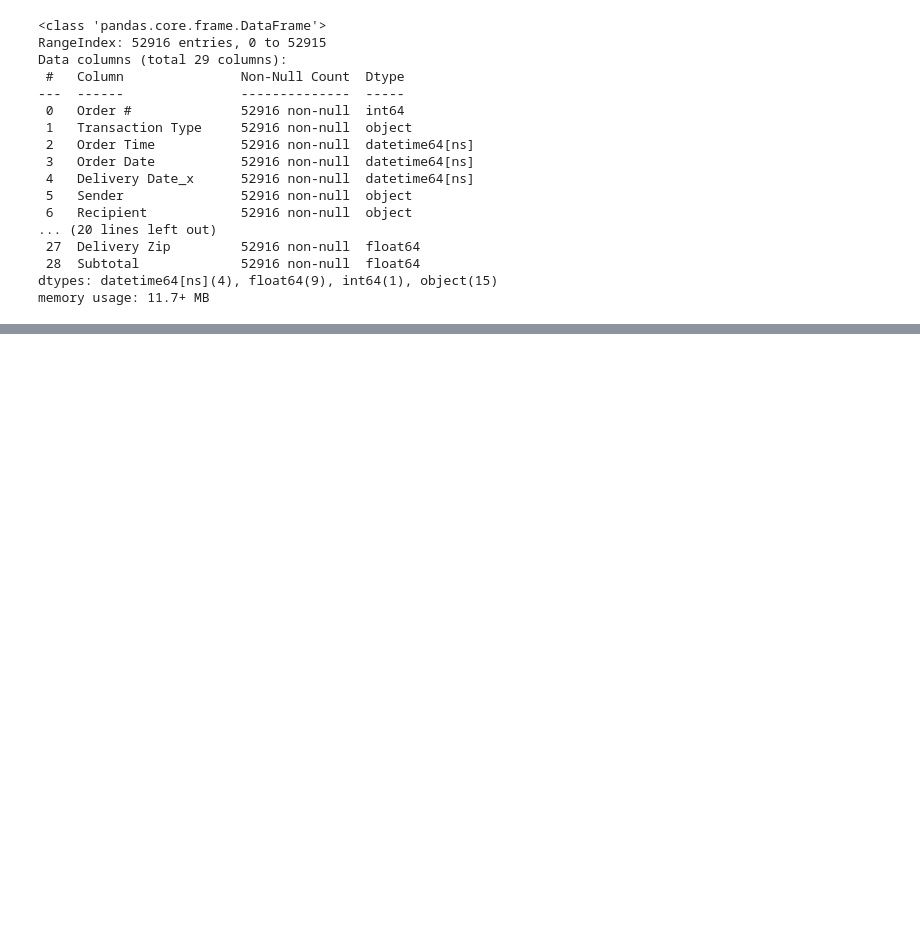
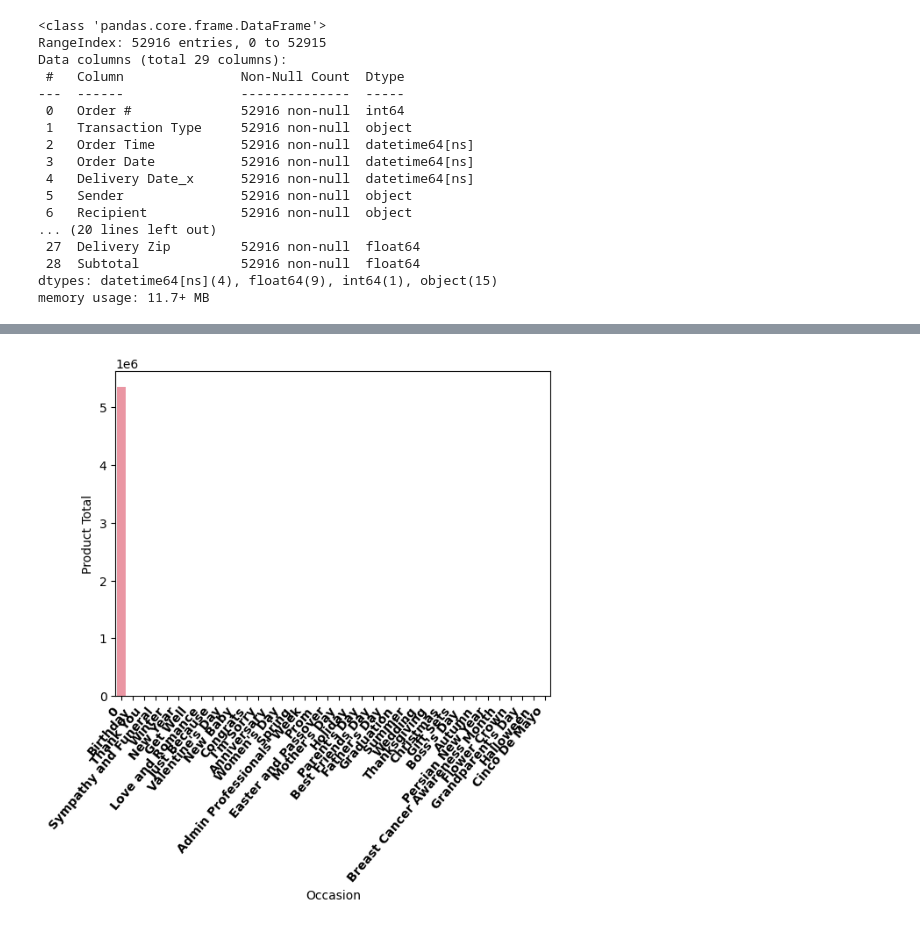
Before and after one commit to JoeBwonKenobi/Floral_Sales_Project, a Jupyter notebook: Floral_Data_Processing.ipynb, the cells around one changed output, grey strips where cells are left out. Saved outputs shown, nothing was run; the diff lists cells and outputs as text; code cells hidden in the pictures; blank space fills up the shorter version.

```diff
--- a/Floral_Data_Processing.ipynb
+++ b/Floral_Data_Processing.ipynb
@@ -206,0 +203,6 @@ Text(0.5, 1.0, 'Histogram of Zip codes')
+# %%
+sns.barplot(y="Product Total", x="Occasion", data=df, estimator=sum, ci=None)
+plt.xticks(rotation=50, fontsize = 10, fontweight = 'bold', ha = 'right')
+plt.show();
+# %% [output]
+[figure, added]
```
Also changed, not shown: parts of 3 cells of this notebook.
